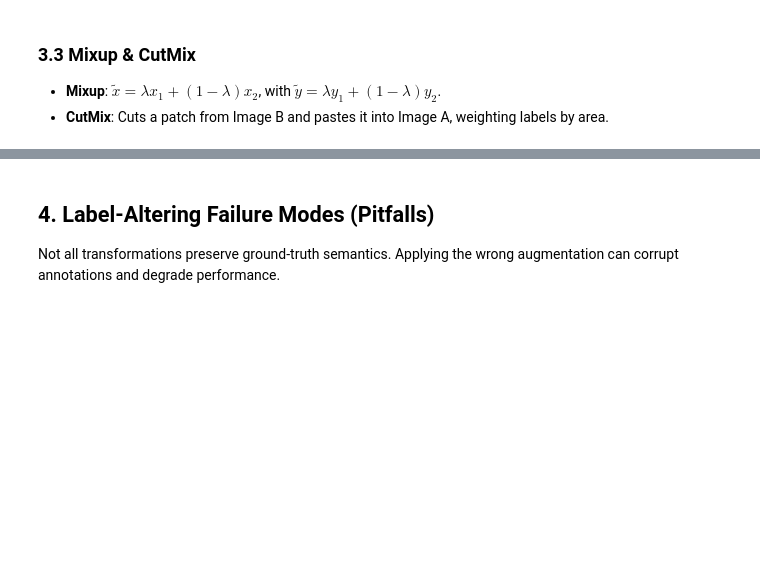
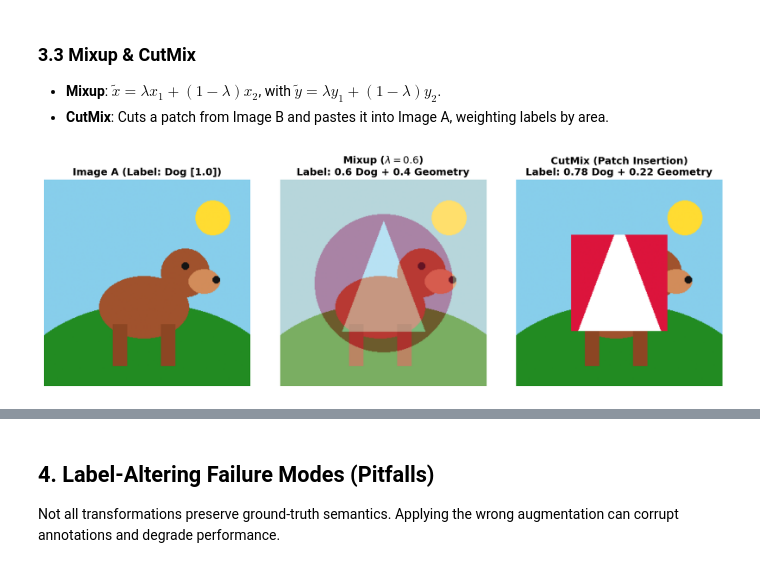
Before and after one commit to Jorgvt/CVMIAX, a Jupyter notebook: experiments/02_data_augmentation_guide/experiment_02_data_augmentation.ipynb, the cells around one changed output, grey strips where cells are left out. Drawn from its saved outputs; the diff is of its cells as text; code cells hidden in the pictures; blank space fills up the shorter version.

```diff
--- a/experiments/02_data_augmentation_guide/experiment_02_data_augmentation.ipynb
+++ b/experiments/02_data_augmentation_guide/experiment_02_data_augmentation.ipynb
@@ -113,29 +120,31 @@ plt.show()
 - **Mixup**: $\tilde{x} = \lambda x_1 + (1-\lambda) x_2$, with $\tilde{y} = \lambda y_1 + (1-\lambda) y_2$.
 - **CutMix**: Cuts a patch from Image B and pastes it into Image A, weighting labels by area.
 # %%
-img_a = create_natural_scene().astype(np.float32) / 255.0
-img_b = create_second_scene().astype(np.float32) / 255.0
+img_a = create_natural_scene().astype(np.float32)
+img_b = create_second_scene().astype(np.float32)
 
 # Mixup with lambda = 0.6
 lam = 0.6
 mixup_img = lam * img_a + (1 - lam) * img_b
 
 # CutMix
 cutmix_img = img_a.copy()
 cutmix_img[80:220, 80:220] = img_b[80:220, 80:220]
 
 fig, (ax1, ax2, ax3) = plt.subplots(1, 3, figsize=(12, 4))
 ax1.imshow(img_a)
 ax1.set_title("Image A (Label: Dog [1.0])")
 ax1.axis("off")
 
 ax2.imshow(mixup_img)
 ax2.set_title(f"Mixup ($\lambda={lam}$)\nLabel: 0.6 Dog + 0.4 Geometry")
 ax2.axis("off")
 
 ax3.imshow(cutmix_img)
 ax3.set_title("CutMix (Patch Insertion)\nLabel: 0.78 Dog + 0.22 Geometry")
 ax3.axis("off")
 
 plt.tight_layout()
 plt.show()
+# %% [output]
+[figure, added]
```
Also changed, not shown: parts of 10 cells of this notebook.
